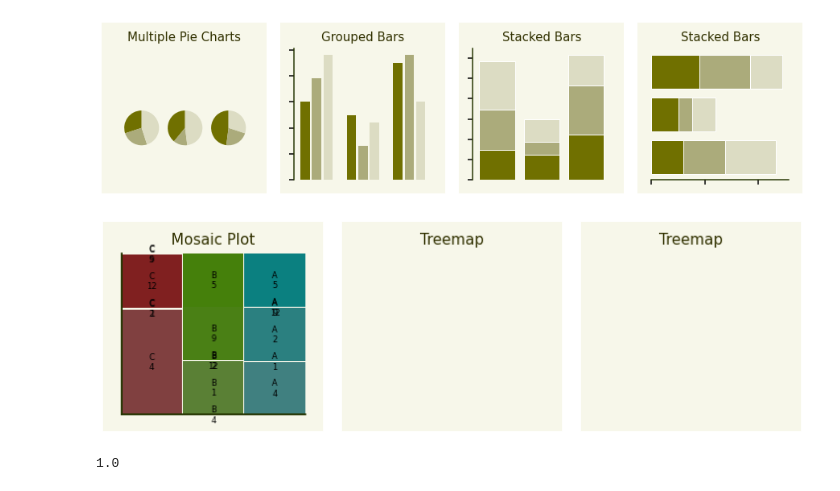
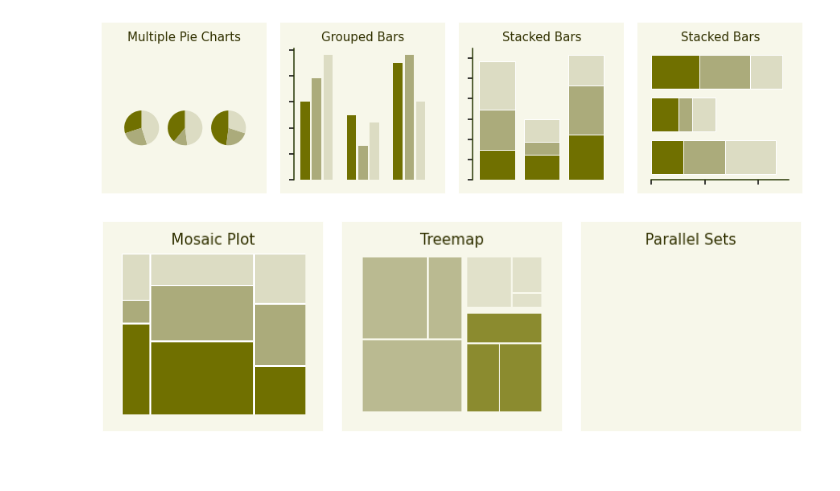
Before and after one commit to hnguyentt/dataviz-python, a Jupyter notebook: 1.From_data_to_viz/05.Directory_of_visualizations.ipynb, the cells around one changed output. Saved outputs shown, nothing was run; the diff lists cells and outputs as text; code cells hidden in the pictures.

Commit message:
Treemap

```diff
--- a/1.From_data_to_viz/05.Directory_of_visualizations.ipynb
+++ b/1.From_data_to_viz/05.Directory_of_visualizations.ipynb
@@ -486,14 +486,18 @@ for ax in axes:
 [figure]
 # %%
 
+from cProfile import label
 from operator import index
+from textwrap import fill
 from statsmodels.graphics.mosaicplot import mosaic
+from src import squarify
 
 df = pd.DataFrame({
     'var1': ['C', 'B', 'A']*3,
-    'var2': ['A', 'B', 'C']*3,
+    'var2': ['A']*3 + ['B']*3 + ['C']*3,
     'count': [4, 1, 2, 12, 9, 5, 4, 5, 4]
 })
+df['group_count'] = df['var2'].map(dict(df.groupby('var2').agg('sum')['count']))
 bg_color = '#F7F7EA'
 plt.rcParams['axes.facecolor'] = bg_color
 plt.rcParams['axes.titlecolor'] = '#313100'
@@ -502,36 +506,48 @@ plt.rcParams['axes.linewidth'] = 1.5
 plt.rcParams['xtick.major.width'] = 1.5
 plt.rcParams['xtick.major.size'] = 6
 plt.rcParams['ytick.major.width'] = 1.5
 plt.rcParams['ytick.major.size'] = 6
 
 width = 0.2
 all_width = 0.65
 x = np.arange(3)
 
 fig, axes = plt.subplots(1, 3, figsize=(12, 3))
 fig.subplots_adjust(wspace=0.3)
 fig.set_facecolor('white')
 
 ax = axes[0]
+props = lambda key: {'facecolor': value_colors[0] if "C" in key[1] else value_colors[1] if 'B' in key[1] else value_colors[2],
+                     'linewidth': 1, 'edgecolor': 'white'}
+mosaic(dict(zip(list(zip(df['var1'].values, df['var2'].values)), df['count'].values)),
+       ax=ax,
+       index=[1,0],
+       axes_label=False,
+       properties=props,
+       labelizer=lambda key: "")
 ax.set_title('Mosaic Plot')
 
 ax = axes[1]
+
+squarify.plot(sizes=[df[df['var2']=='B']['count'].values, df[df['var2']=='C']['count'].values, df[df['var2']=='A']['count'].values],
+              color=[value_colors[1]]*3 + [value_colors[0]]*3 + [value_colors[2]]*3,
+              norm_x=200,
+              norm_y=150,
+              alpha=0.8,
+              pad=True,
+              ax=ax)
 ax.set_title('Treemap')
 
 ax = axes[2]
-ax.set_title('Treemap')
+ax.set_title('Parallel Sets')
 
 for ax in axes:
     ax.tick_params(top=False, bottom=False, left=False, right=False, labelleft=False, labelbottom=False)
     ax.spines['bottom'].set_visible(False)
     ax.spines['left'].set_visible(False)
     rect = Rectangle((-0.1, -0.1), 1.2, 1.3, facecolor=bg_color, edgecolor="None", transform=ax.transAxes, zorder=-1)
     ax.set_xlabel('')
     ax.set_ylabel('')
     fig.patches.append(rect);
 # %% [output]
-[figure, old version]
+[figure, new version]
-# %%
-mosaic_df[mosaic_df['x']==3]['y'].values.sum()
-# %% [output]
-1.0
```
Also changed, not shown: 2 other files.
